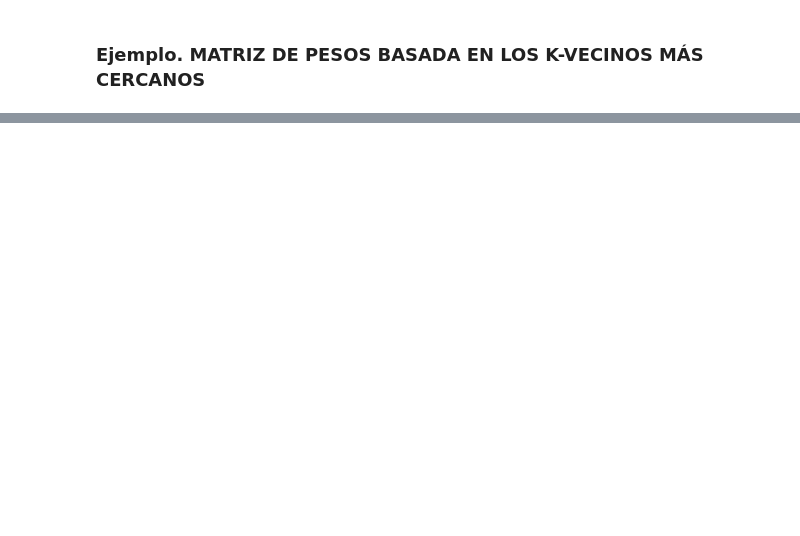
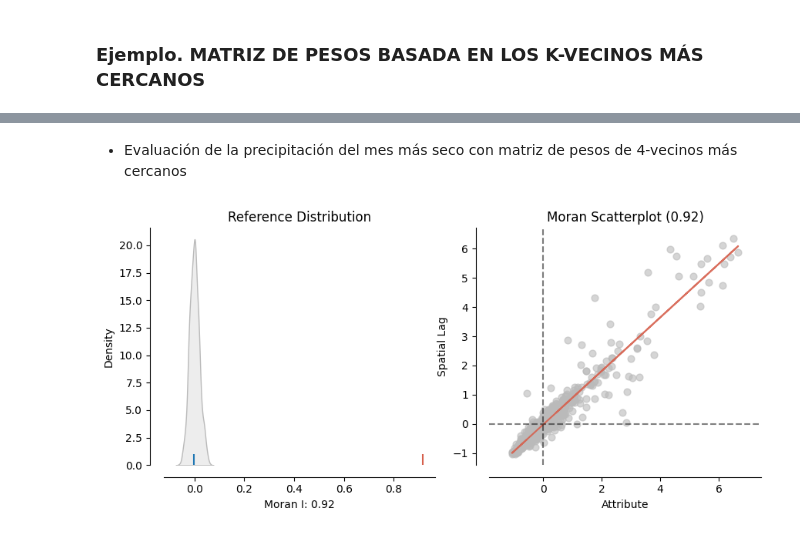
Before and after one commit to ValentinaCardona/GeoAnalysis_2025, a Jupyter notebook: Analysis_python_notebooks/ArealesAnalysis_Municipios.ipynb, the cells around one changed output, grey strips where cells are left out. Saved outputs shown, nothing was run; the diff lists cells and outputs as text; code cells hidden in the pictures; blank space fills up the shorter version.

```diff
--- a/Analysis_python_notebooks/ArealesAnalysis_Municipios.ipynb
+++ b/Analysis_python_notebooks/ArealesAnalysis_Municipios.ipynb
@@ -467,3 +547,6 @@ plt.show()
 from pysal.lib import weights
 
 w_k4 = weights.distance.KNN.from_dataframe(gdf, k=4)
+
+# Row standardize the matrix
+w_k4.transform = 'R'
@@ -476,0 +560,10 @@ axs.set_axis_off()
+# %% [markdown]
+* Evaluación de la precipitación del mes más seco con matriz de pesos de 4-vecinos más cercanos
+# %%
+import esda
+from splot.esda import plot_moran
+
+mi = esda.Moran(gdf['Precipitacion_mes_mas_seco_mean'], w_k4)
+plot_moran(mi);
+# %% [output]
+[figure, added]
```
Also changed, not shown: parts of 14 cells of this notebook, 1 other file.
